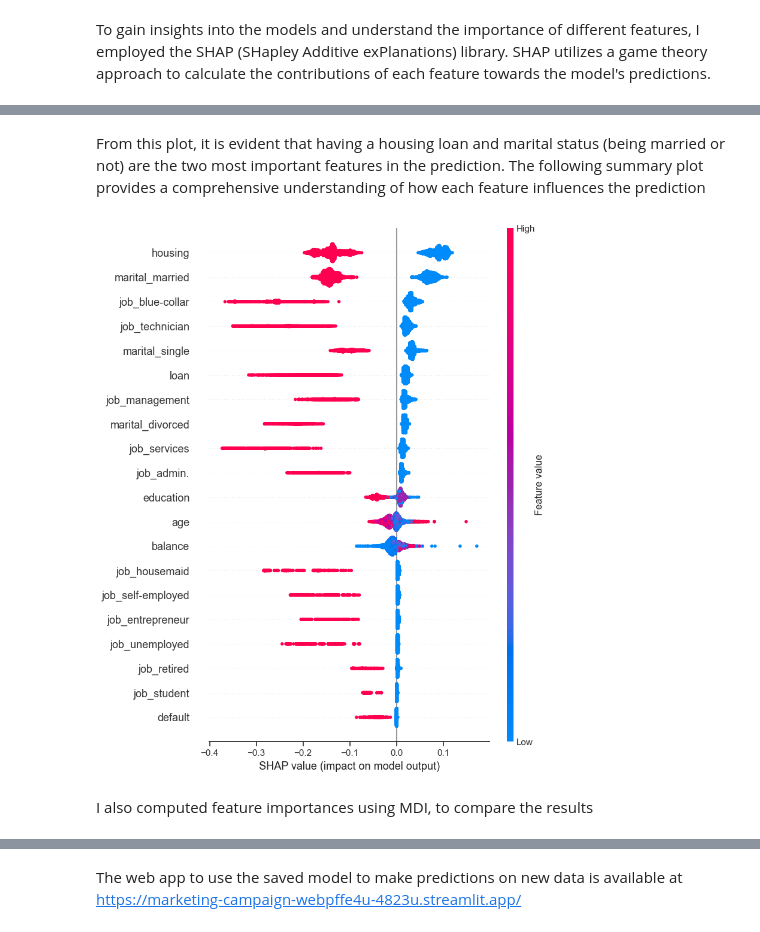
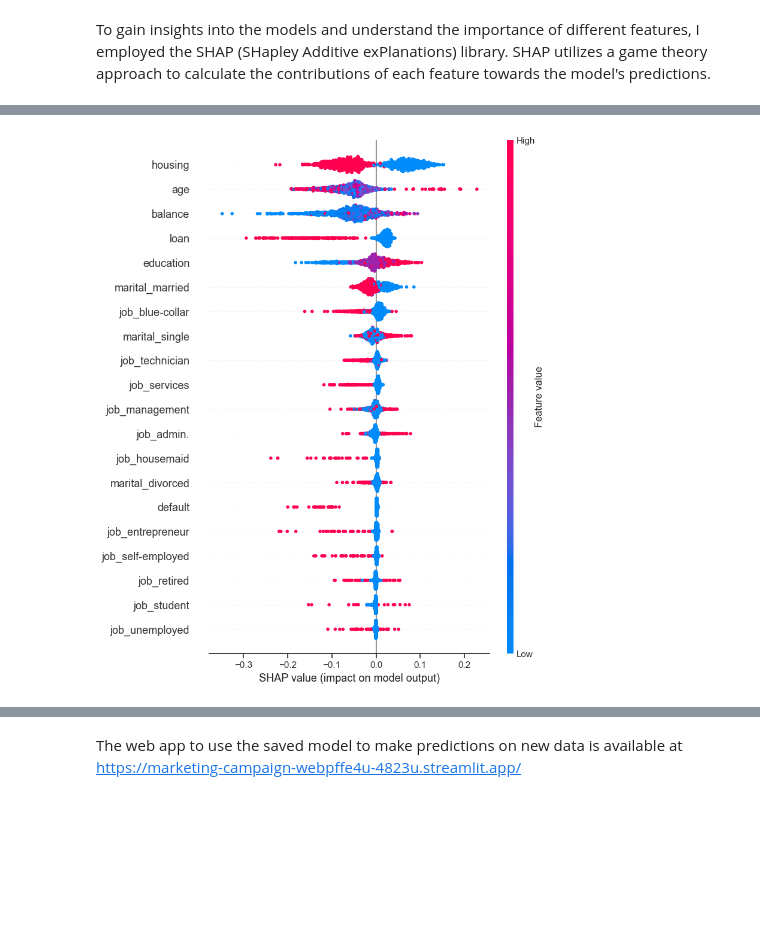
Before and after one commit to pz2398/Marketing_Campaign, a Jupyter notebook: analysis.ipynb, the cells around one changed output, grey strips where cells are left out. Saved outputs shown, nothing was run; the diff lists cells and outputs as text; code cells hidden in the pictures; blank space fills up the shorter version.

```diff
--- a/analysis.ipynb
+++ b/analysis.ipynb
@@ -361,10 +364,12 @@ To address the issue of imbalance in the dataset, I decided to employ a techniqu
+# %%
+categorical_col=[1,2,4,5,6,7,8,9,10,11,12,13,14,15,16,17,18,19]
 # %%
 classifiers = [
     ('Random_Forest', RandomForestClassifier(random_state=2)),
     ('Logistic_Regression', LogisticRegression(max_iter=1000)),
 ]
 
-oversample = SMOTE()
+oversample = SMOTENC(categorical_col,random_state=8)
 X_train_balanced, y_train_balanced = oversample.fit_resample(X_train, y_train)
 
 df_performance_results=pd.DataFrame(columns=["Accuracy","Balanced Accuracy","Sensitivity","Specificity","GM_score","F1-score"])
@@ -443,7 +448,7 @@ best_models_info={}
 for model_name, model, parameters in classifiers:
 
         pipeline = Pipeline([
-            ('smote', SMOTE(random_state=1)),
+            ('smote', SMOTENC(categorical_col,random_state=8)),
             (model_name, model)
         ])
         stratified_kfold = StratifiedKFold(n_splits=3,
@@ -456,7 +461,7 @@ for model_name, model, parameters in classifiers:
         random_search = RandomizedSearchCV(
             estimator=pipeline,
             param_distributions=param_grid,
-            n_iter=10,
+            n_iter=5,
             scoring='f1',
             cv=stratified_kfold,
             random_state=42
@@ -549,6 +558,7 @@ After performing threshold tuning and evaluating the F1 score at different thres
 To gain insights into the models and understand the importance of different features, I employed the SHAP (SHapley Additive exPlanations) library. SHAP utilizes a game theory approach to calculate the contributions of each feature towards the model's predictions.
 # %%
 forest=best_models_info["Random_Forest"]["best_model"][1]
-explainer = shap.TreeExplainer(forest)
-shap_values = explainer.shap_values(X_test)
+explainer = shap.TreeExplainer(forest,random_state=3)
+sampled_X_test=shap.sample(X_test, 1000)
+shap_values = explainer.shap_values(sampled_X_test)
 # %%
@@ -558,9 +568,4 @@ shap.summary_plot(shap_values, X_test)
-# %% [markdown]
-From this plot, it is evident that having a housing loan and marital status (being married or not) are the two most important features in the prediction.
-The following summary plot provides a comprehensive understanding of how each feature influences the prediction
 # %%
-shap.summary_plot(shap_values[1], X_test)
+shap.summary_plot(shap_values[1], sampled_X_test)
 # %% [output]
-[figure, old version]
+[figure, new version]
-# %% [markdown]
-I also computed feature importances using MDI, to compare the results
```
Also changed, not shown: parts of 17 cells of this notebook, 1 other file.
